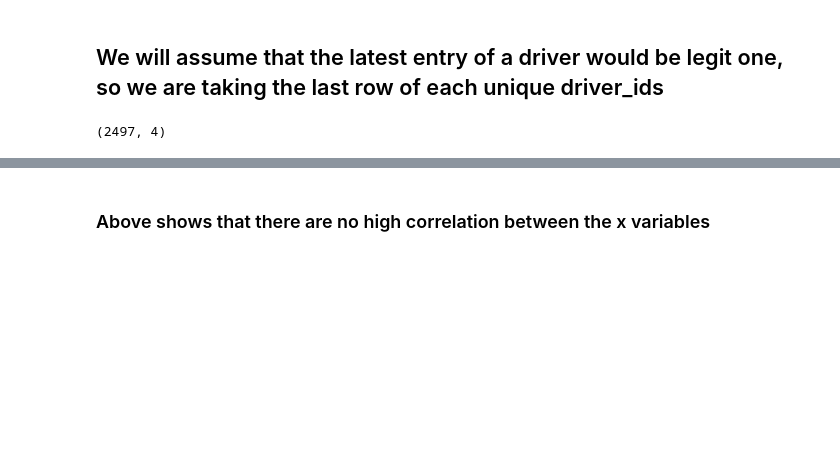
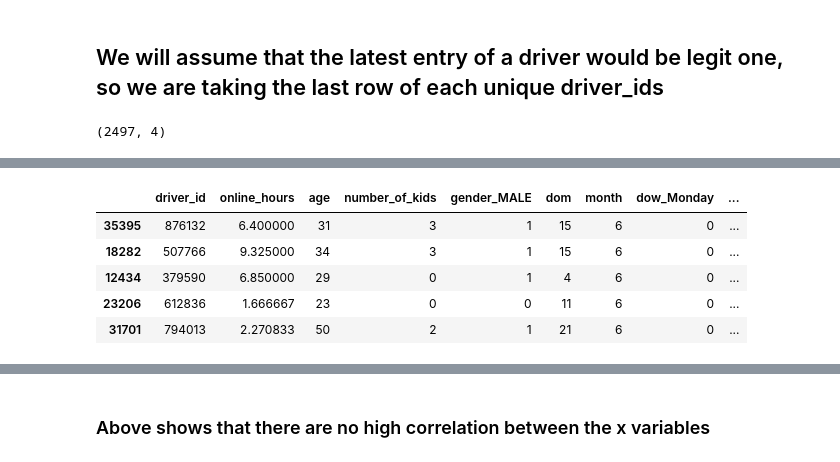
Before and after one commit to keshavsomani/driver_ping_prediction, a Jupyter notebook: driver_pings_prediction.ipynb, the cells around one changed output, grey strips where cells are left out. Saved outputs shown, nothing was run; the diff lists cells and outputs as text; code cells hidden in the pictures; blank space fills up the shorter version.

```diff
--- a/driver_pings_prediction.ipynb
+++ b/driver_pings_prediction.ipynb
@@ -287,0 +292,9 @@ train_df.sample(5)
+# %%
+train_df.sample(5)
+# %% [output]
+|  | driver_id | online_hours | age | number_of_kids | gender_MALE | dom | month | dow_Monday | ... |
+| 35395 | 876132 | 6.400000 | 31 | 3 | 1 | 15 | 6 | 0 | ... |
+| 18282 | 507766 | 9.325000 | 34 | 3 | 1 | 15 | 6 | 0 | ... |
+| 12434 | 379590 | 6.850000 | 29 | 0 | 1 | 4 | 6 | 0 | ... |
+| 23206 | 612836 | 1.666667 | 23 | 0 | 0 | 11 | 6 | 0 | ... |
+| 31701 | 794013 | 2.270833 | 50 | 2 | 1 | 21 | 6 | 0 | ... |
```
Also changed, not shown: parts of 67 cells of this notebook.
